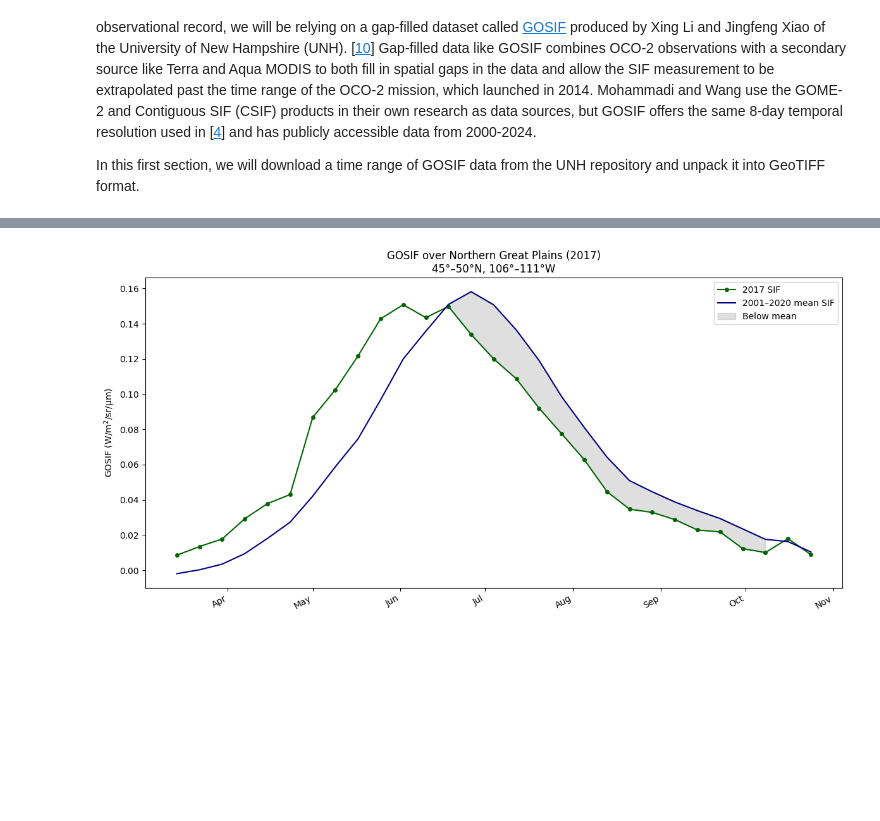
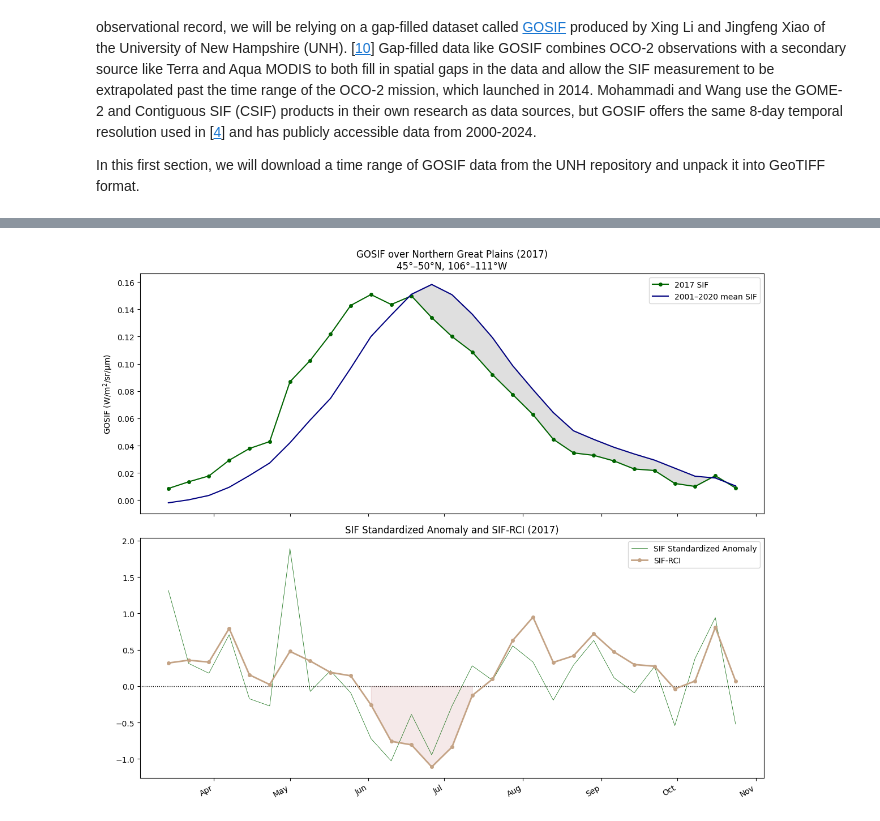
Before and after one commit to asaito333/flash-drought-ARSET, a Jupyter notebook: notebooks/1_drought_indicators.ipynb, the cells around one changed output, grey strips where cells are left out. Cells and saved outputs as stored; diff of their text form; code cells hidden in the pictures; blank space fills up the shorter version.

Commit message:
Added SIF-RCI time series

```diff
--- a/notebooks/1_drought_indicators.ipynb
+++ b/notebooks/1_drought_indicators.ipynb
@@ -22,8 +22,9 @@ from tqdm.notebook import tqdm
 from download import download_unpack_gosif
 
 year = 2017
-# Our time series will go from DOY 73-298, but to calculate the increment we need the j-1 granule (DOY 65)
-doy_range = range(65, 298, 8)
+# Our time series will cover the growing season from DOY 73-298, but to calculate the SIF-RCI for the year
+# we need to download data going back to the beginning of the year.
+doy_range = range(1, 298, 8)
 
 output_dir = "data/gosif"
 os.makedirs(output_dir, exist_ok=True)
@@ -164,36 +202,67 @@ Computed time series values for 29 granules and saved to data/northern_great_pla
 # %%
 import csv
 
 import matplotlib.pyplot as plt
 import matplotlib.dates as mdates
 
+plot_doy_start = 73
+plot_doy_end = 298
+
 # Read the saved CSV
 plot_dates = []
 plot_sif: list[float] = []
 plot_mean_sif: list[float] = []
+plot2_zscore: list[float] = []
+plot2_sifrci: list[float] = []
 with open(csv_path, newline="") as f:
     reader = csv.DictReader(f)
     for row in reader:
-        plot_dates.append(datetime.strptime(row["date"], "%Y-%m-%d"))
+        pt_date = datetime.strptime(row["date"], "%Y-%m-%d")
+        doy = int(pt_date.strftime("%j"))
+        if doy < plot_doy_start or doy > plot_doy_end:
+            continue
+        plot_dates.append(pt_date)
         plot_sif.append(float(row["sif"]))
         plot_mean_sif.append(float(row["mean_sif"]))
+        plot2_zscore.append(float(row["zscore"]))
+        plot2_sifrci.append(float(row["sif_rci"]))
 
-below_mean = [s < m for s, m in zip(plot_sif, plot_mean_sif)]
+# In the first plot, let's highlight the region where 2017 observed SIF
+# was below the mean SIF for that time of year
+# Note that there are small "fudge factors" in this statement and the one below,
+# these are not to be used for actual analysis but are just used to make the plots
+# look better.
+below_mean = [s < (m + 0.005) for s, m in zip(plot_sif, plot_mean_sif)]
 
-# Plot the time series
-fig, ax = plt.subplots(figsize=(12, 6))
-ax.plot(plot_dates, plot_sif, marker="o", color="darkgreen", linewidth=1.5, markersize=4, label=f"{year} SIF")
-ax.plot(plot_dates, plot_mean_sif, color=(0, 0, 0.5), linewidth=1.5, label="2001–2020 mean SIF")
-ax.fill_between(plot_dates, plot_sif, plot_mean_sif, where=below_mean, color="grey", alpha=0.25, label="Below mean")
-ax.set_ylabel("GOSIF (W/m$^2$/sr/μm)")
-ax.set_title(f"GOSIF over Northern Great Plains ({year})\n45°–50°N, 106°–111°W")
-ax.xaxis.set_major_formatter(mdates.DateFormatter("%b"))
-ax.xaxis.set_major_locator(mdates.MonthLocator())
-ax.legend()
+# In the second plot, we can highlight the period where the SIF-RCI signal
+# was indicating flash drought, i.e. it was persistently below 0
+flash_drought = [r < -0.05 for r in plot2_sifrci]
+
+# Plot the time series as two stacked subplots sharing the same x-axis
+fig, (ax1, ax2) = plt.subplots(2, 1, figsize=(12, 10), sharex=True)
+
+# First subplot: SIF vs. climatological mean
+ax1.plot(plot_dates, plot_sif, marker="o", color="darkgreen", linewidth=1.5, markersize=4, label=f"{year} SIF")
+ax1.plot(plot_dates, plot_mean_sif, color=(0, 0, 0.5), linewidth=1.5, label="2001–2020 mean SIF")
+ax1.fill_between(plot_dates, plot_sif, plot_mean_sif, where=below_mean, color="grey", alpha=0.25) #, label="Below mean")
+ax1.set_ylabel("GOSIF (W/m$^2$/sr/μm)")
+ax1.set_title(f"GOSIF over Northern Great Plains ({year})\n45°–50°N, 106°–111°W")
+ax1.legend()
+
+# Second subplot: SIF Standardized Anomaly (z-score) and SIF-RCI
+ax2.axhline(0, color="black", linestyle=":", linewidth=1)
+ax2.plot(plot_dates, plot2_zscore, color="darkgreen", linewidth=0.5, label="SIF Standardized Anomaly")
+ax2.plot(plot_dates, plot2_sifrci, marker="o", color=(0.77, 0.64, 0.52), linewidth=2, markersize=4, label="SIF-RCI")
+ax2.fill_between(plot_dates, plot2_sifrci, 0, where=flash_drought, color="brown", alpha=0.1)
+ax2.set_title(f"SIF Standardized Anomaly and SIF-RCI ({year})")
+ax2.legend()
+
+ax2.xaxis.set_major_formatter(mdates.DateFormatter("%b"))
+ax2.xaxis.set_major_locator(mdates.MonthLocator())
 fig.autofmt_xdate()
 plt.tight_layout()
 plt.show()
 # %% [output]
-[figure, old version]
+[figure, new version]
 # %% [markdown]
 ### What can we observe in the SIF data alone?
```
Also changed, not shown: parts of 3 cells of this notebook.
